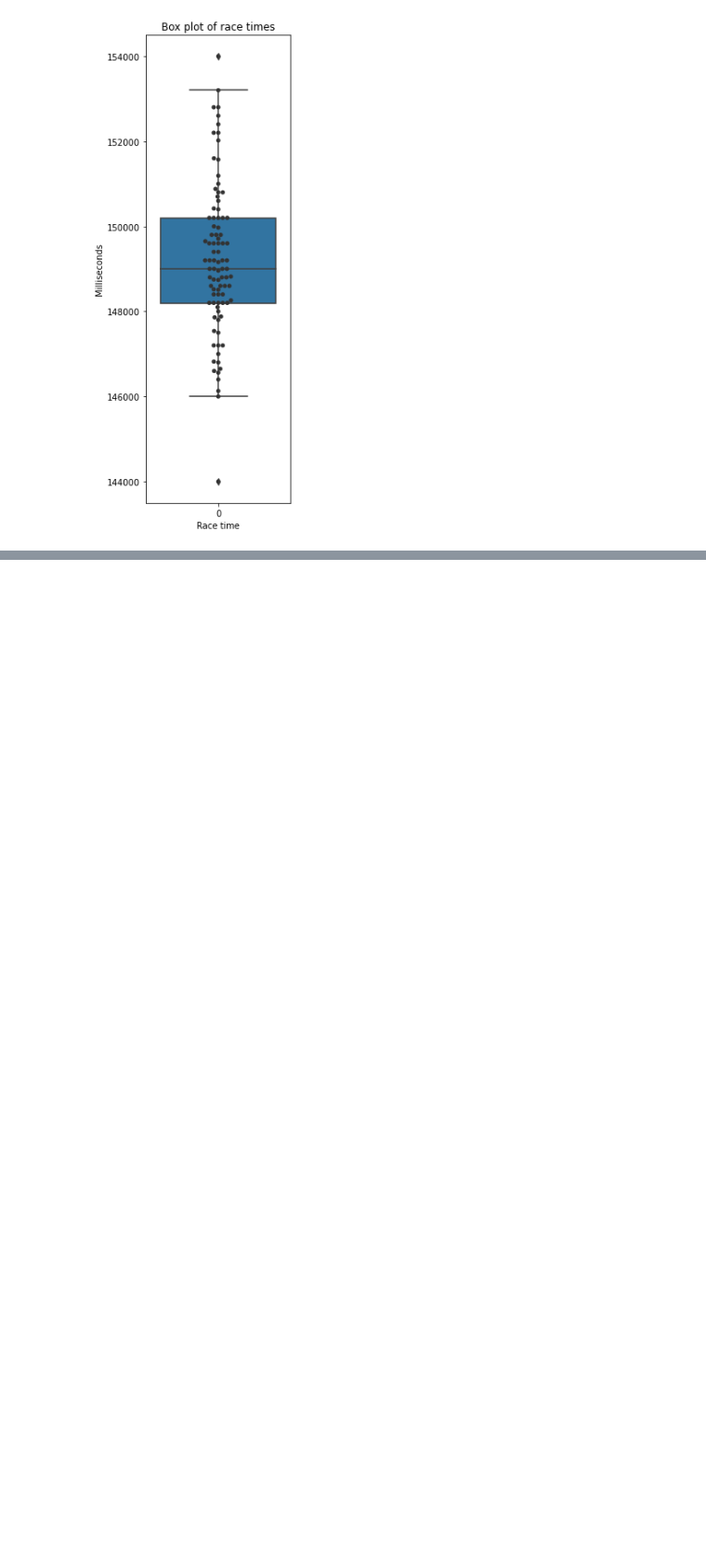
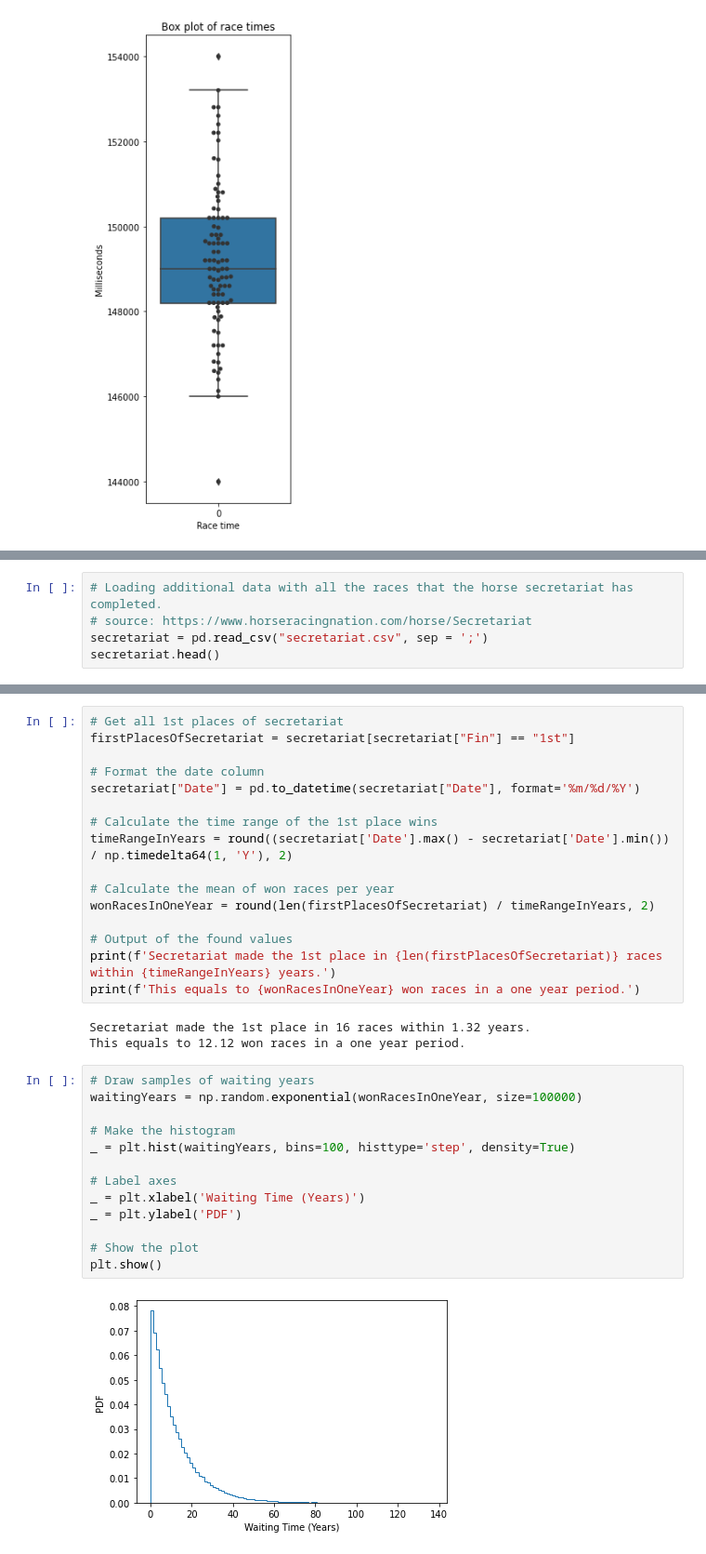
Before and after one commit to florianfrey1/vorlesung-data-science, a Jupyter notebook: belmont/belmont.ipynb, the cells around one changed output, grey strips where cells are left out. Shown at 93% size. Cells and saved outputs as stored; diff of their text form; blank space fills up the shorter version.

Commit message:
belmont exercise extended with a example of the horse secretariat

```diff
--- a/belmont/belmont.ipynb
+++ b/belmont/belmont.ipynb
@@ -90,0 +93,5 @@ outliers: [144000.0, 154000.0]
+# %%
+# Loading additional data with all the races that the horse secretariat has completed.
+# source: https://www.horseracingnation.com/horse/Secretariat
+secretariat = pd.read_csv("secretariat.csv", sep = ';')
+secretariat.head()
@@ -90,0 +105,34 @@ outliers: [144000.0, 154000.0]
+# %%
+# Get all 1st places of secretariat
+firstPlacesOfSecretariat = secretariat[secretariat["Fin"] == "1st"]
+
+# Format the date column
+secretariat["Date"] = pd.to_datetime(secretariat["Date"], format='%m/%d/%Y')
+
+# Calculate the time range of the 1st place wins
+timeRangeInYears = round((secretariat['Date'].max() - secretariat['Date'].min()) / np.timedelta64(1, 'Y'), 2)
+
+# Calculate the mean of won races per year
+wonRacesInOneYear = round(len(firstPlacesOfSecretariat) / timeRangeInYears, 2)
+
+# Output of the found values
+print(f'Secretariat made the 1st place in {len(firstPlacesOfSecretariat)} races within {timeRangeInYears} years.')
+print(f'This equals to {wonRacesInOneYear} won races in a one year period.')
+# %% [output]
+Secretariat made the 1st place in 16 races within 1.32 years.
+This equals to 12.12 won races in a one year period.
+# %%
+# Draw samples of waiting years
+waitingYears = np.random.exponential(wonRacesInOneYear, size=100000)
+
+# Make the histogram
+_ = plt.hist(waitingYears, bins=100, histtype='step', density=True)
+
+# Label axes
+_ = plt.xlabel('Waiting Time (Years)')
+_ = plt.ylabel('PDF')
+
+# Show the plot
+plt.show()
+# %% [output]
+[figure, added]
```
Also changed, not shown: parts of 3 cells of this notebook, 1 other file.
